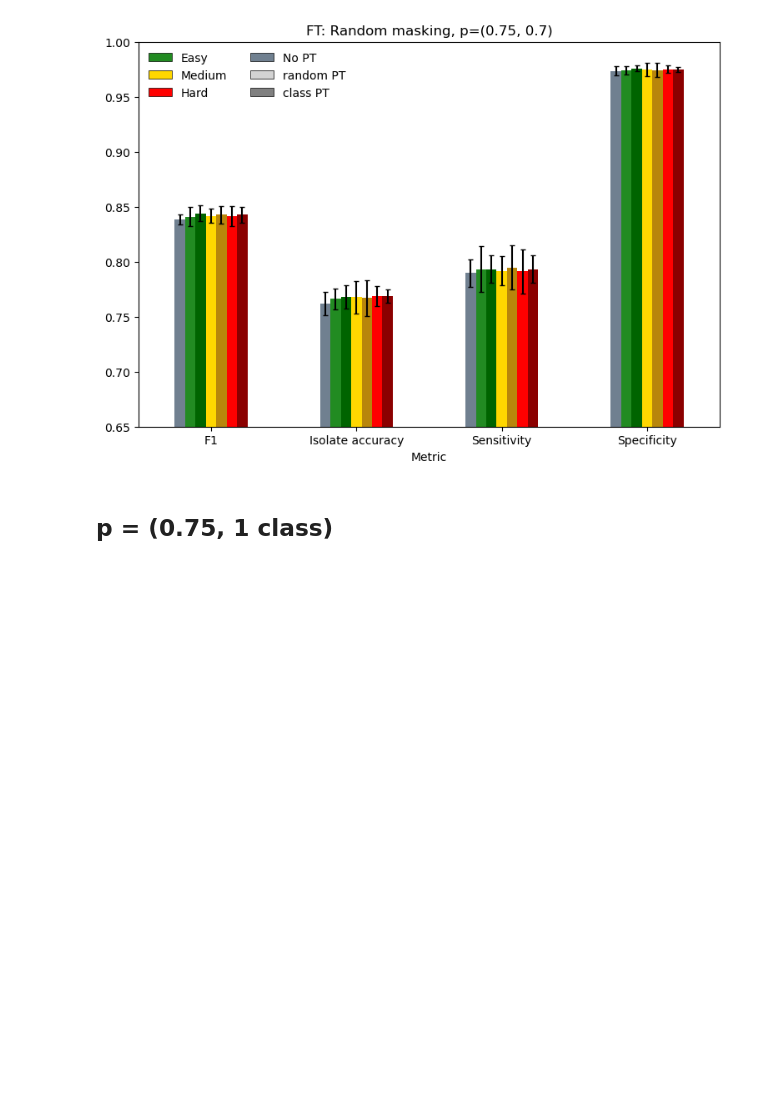
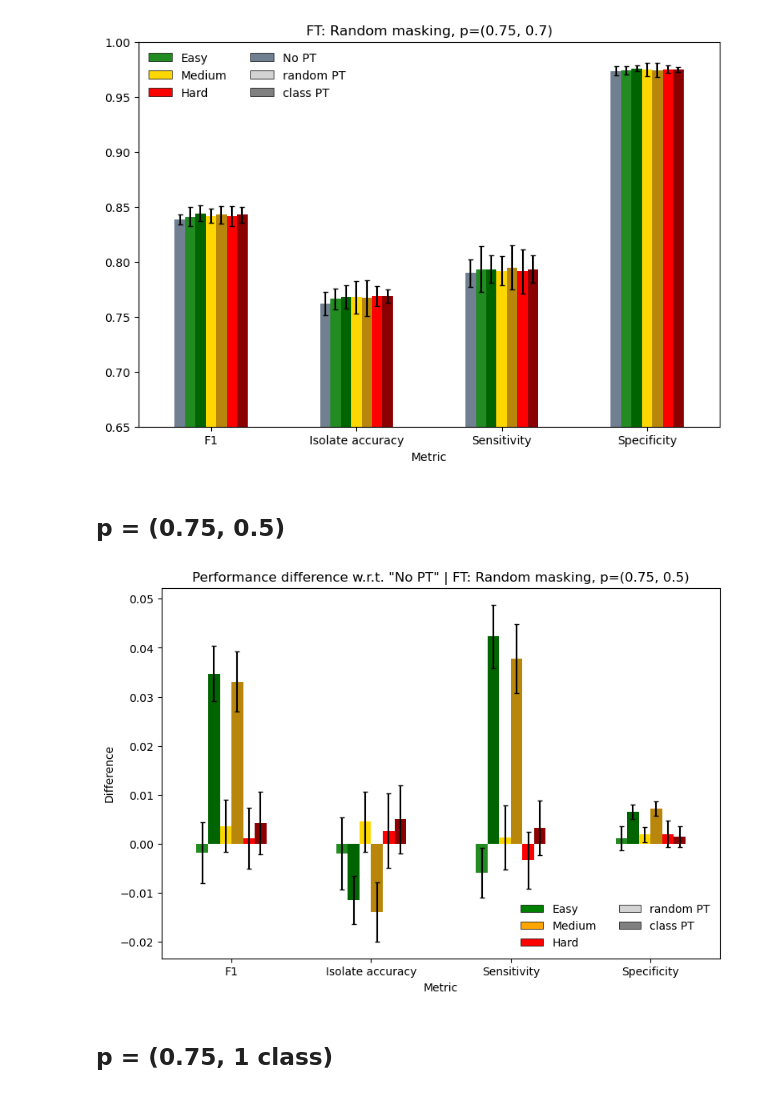
Before and after one commit to jespeols/ARFusion, a Jupyter notebook: CV_analysis.ipynb, the cells around one changed output. Cells and saved outputs as stored; diff of their text form; code cells hidden in the pictures; blank space fills up the shorter version.

```diff
--- a/CV_analysis.ipynb
+++ b/CV_analysis.ipynb
@@ -713,6 +710,34 @@ plt.savefig(savepath, bbox_inches='tight', dpi=300, transparent=True)
 plt.show()
 # %% [output]
 [figure]
+# %% [markdown]
+## p = (0.75, 0.5)
+# %%
+df_CV, df_diff = load_and_create_abs_and_rel_diff_dfs('0.75_0.5')
+# %%
+fig, ax = plt.subplots(figsize=(9, 6))
+df_diff.drop(drop_metrics).plot(kind='bar', y='avg', yerr='std', rot=0, figsize=(9, 6), color=colors[1:], ax=ax, capsize=2, ecolor='k')
+ax.set_title('Performance difference w.r.t. "No PT" | FT: Random masking, p=(0.75, 0.5)')
+ax.set_xlabel('Metric')
+ax.set_ylabel('Difference')
+easy = Rectangle((0,0),1,1,fc='green', edgecolor='k', linewidth=0.5)
+medium = Rectangle((0,0),1,1,fc='orange', edgecolor='k', linewidth=0.5)
+hard = Rectangle((0,0),1,1,fc='red', edgecolor='k', linewidth=0.5)
+pt = Rectangle((0,0),1,1,fc='lightgrey', edgecolor='k', linewidth=0.5)
+cpt = Rectangle((0,0),1,1,fc='grey', edgecolor='k', linewidth=0.5)
+ax.legend(
+    handles=[easy, medium, hard, pt, cpt],
+    labels=['Easy', 'Medium', 'Hard', 'random PT', 'class PT'],
+    ncols=2,
+    framealpha=0,
+    # loc='lower right',
+)
+# plt.ylim(-0.016, 0.03)
+savepath = os.path.join(BASE_DIR, 'results', 'figures', 'M_02_28', 'rnd0.5FT_rel_diff_w_error.png')
+plt.savefig(savepath, bbox_inches='tight', dpi=300, transparent=True)
+plt.show()
+# %% [output]
+[figure, added]
 # %% [markdown]
 ## p = (0.75, 1 class)
 # %%
```
Also changed, not shown: parts of 43 cells of this notebook, 2 other files.
